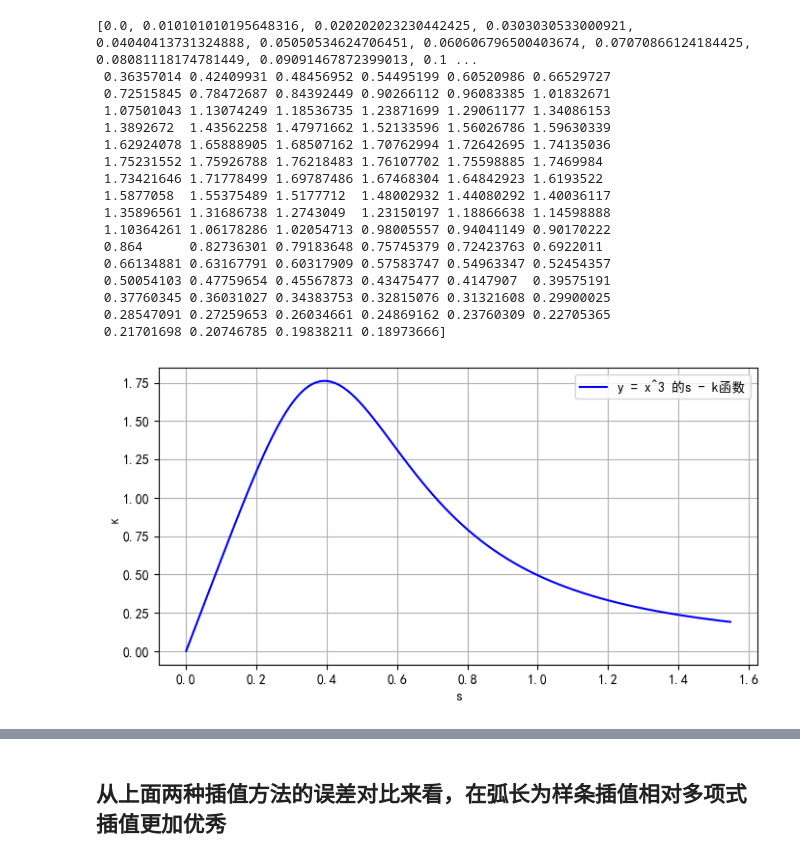
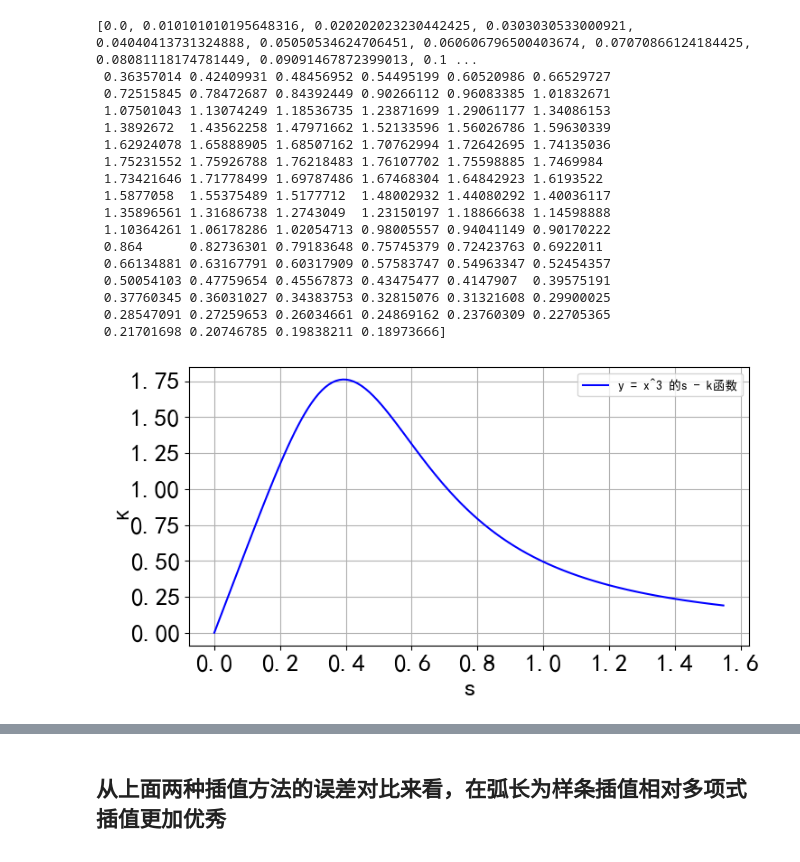
Before and after one commit to JesterHey/2024------, a Jupyter notebook: 插值方法的误差对比.ipynb, the cells around one changed output, grey strips where cells are left out. Cells and saved outputs as stored; diff of their text form; code cells hidden in the pictures.

```diff
--- a/插值方法的误差对比.ipynb
+++ b/插值方法的误差对比.ipynb
@@ -33,36 +33,38 @@ def arc_length(x):
 x_values = np.linspace(0, 1, 100)
 kappa_values = curvature(x_values)
 
 # 计算弧长函数
 s_values = [arc_length(x) for x in x_values]
 print(s_values, kappa_values)
 # 绘制弧长-曲率关系图像
 plt.figure(figsize=(8, 4))
 plt.plot(s_values, kappa_values, label='y = x^3 的s - k函数', color='blue')
-plt.xlabel('s')
-plt.ylabel('κ')
+plt.xlabel('s', fontsize=20)
+plt.ylabel('κ', fontsize=20)
+plt.xticks(fontsize=20)
+plt.yticks(fontsize=20)
 plt.legend()
 plt.grid(True)
 plt.show()
 # %% [output]
 [0.0, 0.010101010195648316, 0.020202023230442425, 0.0303030533000921, 0.04040413731324888, 0.05050534624706451, 0.060606796500403674, 0.07070866124184425, 0.08081118174781449, 0.09091467872399013, 0.1 ...
  0.36357014 0.42409931 0.48456952 0.54495199 0.60520986 0.66529727
  0.72515845 0.78472687 0.84392449 0.90266112 0.96083385 1.01832671
  1.07501043 1.13074249 1.18536735 1.23871699 1.29061177 1.34086153
  1.3892672  1.43562258 1.47971662 1.52133596 1.56026786 1.59630339
  1.62924078 1.65888905 1.68507162 1.70762994 1.72642695 1.74135036
  1.75231552 1.75926788 1.76218483 1.76107702 1.75598885 1.7469984
  1.73421646 1.71778499 1.69787486 1.67468304 1.64842923 1.6193522
  1.5877058  1.55375489 1.5177712  1.48002932 1.44080292 1.40036117
  1.35896561 1.31686738 1.2743049  1.23150197 1.18866638 1.14598888
  1.10364261 1.06178286 1.02054713 0.98005557 0.94041149 0.90170222
  0.864      0.82736301 0.79183648 0.75745379 0.72423763 0.6922011
  0.66134881 0.63167791 0.60317909 0.57583747 0.54963347 0.52454357
  0.50054103 0.47759654 0.45567873 0.43475477 0.4147907  0.39575191
  0.37760345 0.36031027 0.34383753 0.32815076 0.31321608 0.29900025
  0.28547091 0.27259653 0.26034661 0.24869162 0.23760309 0.22705365
  0.21701698 0.20746785 0.19838211 0.18973666]
-[figure, old version]
+[figure, new version]
 # %%
 # 从上式中等距抽取 6 个点
 test_s = [arc_length(x) for x in np.linspace(0, 1, 6)]
```
Also changed, not shown: parts of 4 cells of this notebook, 2 other files.
